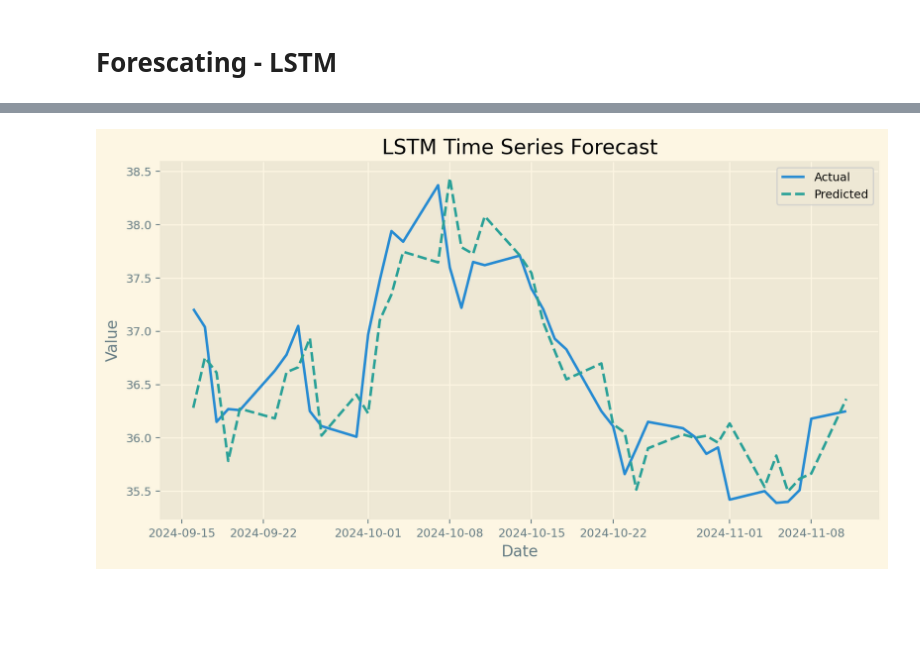
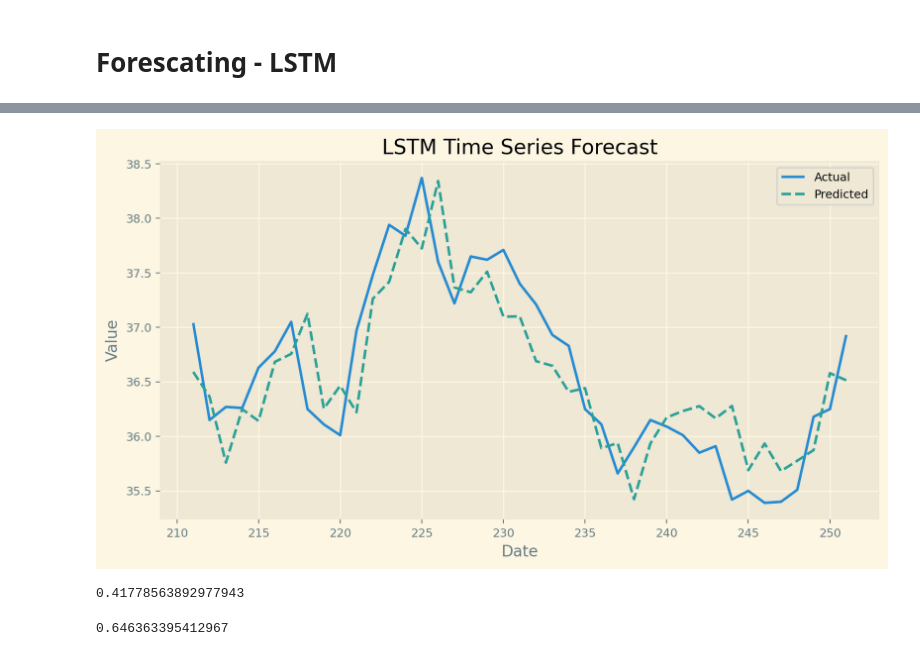
Before and after one commit to filmateus/Dados_Estatistica, a Jupyter notebook: strocks_market_analyses.ipynb, the cells around one changed output, grey strips where cells are left out. Cells and saved outputs as stored; diff of their text form; code cells hidden in the pictures; blank space fills up the shorter version.

```diff
--- a/strocks_market_analyses.ipynb
+++ b/strocks_market_analyses.ipynb
@@ -29,12 +31,13 @@ from pmdarima.arima import ADFTest
 from sklearn.preprocessing import MinMaxScaler
 # %%
 # Define the date range
-start_date = date.today() - timedelta(days=365)
+start_date = date.today() - timedelta(days=1825)
 end_date = date.today()
 
 # List of stocks and corresponding company names
 stocks = ['POMO4.SA', 'WEGE3.SA', 'PETR4.SA', 'BTLG11.SA', 'B3SA3.SA']
 company_names = ["Marcopolo", "Weg", "Petrobras", "BTG logística", "Bovespa"]
+coluns = company_names.copy()
 
 # Initialize a dictionary to store different types of price data
 price_data_dict = {key: [] for key in ['Adj Close', 'Close', 'High', 'Low', 'Open', 'Volume']}
@@ -70,12 +73,12 @@ for stock_symbol, company_name in zip(stocks, company_names):
 
 # Combine all price type dataframes
 df_adj_close = merge_dataframes(price_data_dict['Adj Close'])
-df_adj_close['Carteira'] = df_adj_close.iloc[:, 1:5].sum(axis=1)
 df_close = merge_dataframes(price_data_dict['Close'])
 df_high = merge_dataframes(price_data_dict['High'])
 df_low = merge_dataframes(price_data_dict['Low'])
 df_open = merge_dataframes(price_data_dict['Open'])
 df_volume = merge_dataframes(price_data_dict['Volume'])
+df_adj_close = df_adj_close.set_index('Date')
 # %% [output]
 [*********************100%***********************]  1 of 1 completed
 [*********************100%***********************]  1 of 1 completed
@@ -522,6 +645,6 @@ adf_test.should_diff(df_adj_close['Petrobras'])
 # %%
 data = df_adj_close['Petrobras']
-test_size = int(0.2 * len(data))
+test_size = int(0.15 * len(data))
 Y_train, y_test = data[:-test_size], data[-test_size:]
 X_train, x_test = np.arange(Y_train.shape[0]), np.arange(Y_train.shape[0], data.shape[0])
 X_train.shape, Y_train.shape, y_test.shape, x_test.shape
@@ -609,8 +765,8 @@ def create_seq(data, seq_length):
 seq_length = 10
 X, y = create_seq(data_scaled, seq_length)
 
-X_train, x_test = X[:train_size], X[train_size:]
-y_train, y_test = y[:train_size], y[train_size:]
+# X_train, x_test = X[:train_size], X[train_size:]
+# y_train, y_test = y[:train_size], y[train_size:]
 
 class LSTM(nn.Module):
     def __init__(self,input_size = 1, hidden_layer_size = 50, output_size = 1):
@@ -676,29 +832,36 @@ Final Loss: 0.0033902067225426435
 # %%
 # Initialize an empty list to store predictions
 predictions = []
 
 # Set model to evaluation mode
 model.eval()
 with torch.no_grad():  # Disable gradient calculation for inference
     for seq in x_test:
         model.hidden_cell = (
             torch.zeros(1, 1, model.hidden_layer_size),
             torch.zeros(1, 1, model.hidden_layer_size)
         )
         predictions.append(model(seq).item())  # Get the scalar prediction and append to list
 
 # Convert predictions and test labels back to the original scale
 predictions = scaler.inverse_transform(np.array(predictions).reshape(-1, 1))
 y_test = scaler.inverse_transform(y_test.reshape(-1, 1))
 
+
 # Plot the results
 plt.figure(figsize=(10,5))
 plt.plot(df_adj_close.index[-len(y_test):], y_test, label='Actual')
 plt.plot(df_adj_close.index[-len(predictions):], predictions, label='Predicted', linestyle='--')
 plt.title('LSTM Time Series Forecast')
 plt.xlabel('Date')
 plt.ylabel('Value')
 plt.legend()
 plt.show()
+root_mean_squared_error(y_test, predictions)
 # %% [output]
-[figure, old version]
+[figure, new version]
+0.41778563892977943
+# %%
+root_mean_squared_error(y_test, predictions)**0.5
+# %% [output]
+0.646363395412967
```
Also changed, not shown: parts of 34 cells of this notebook.
